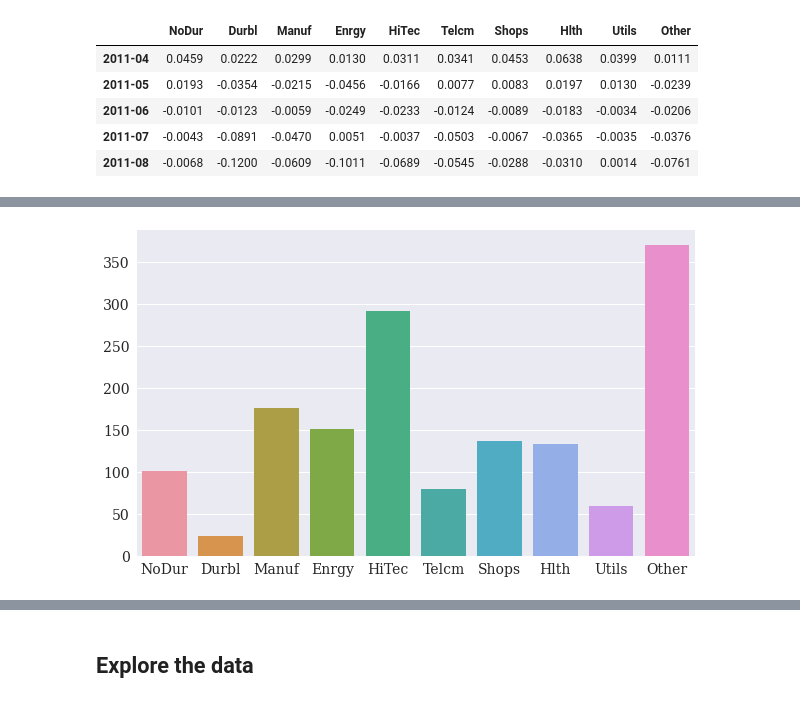
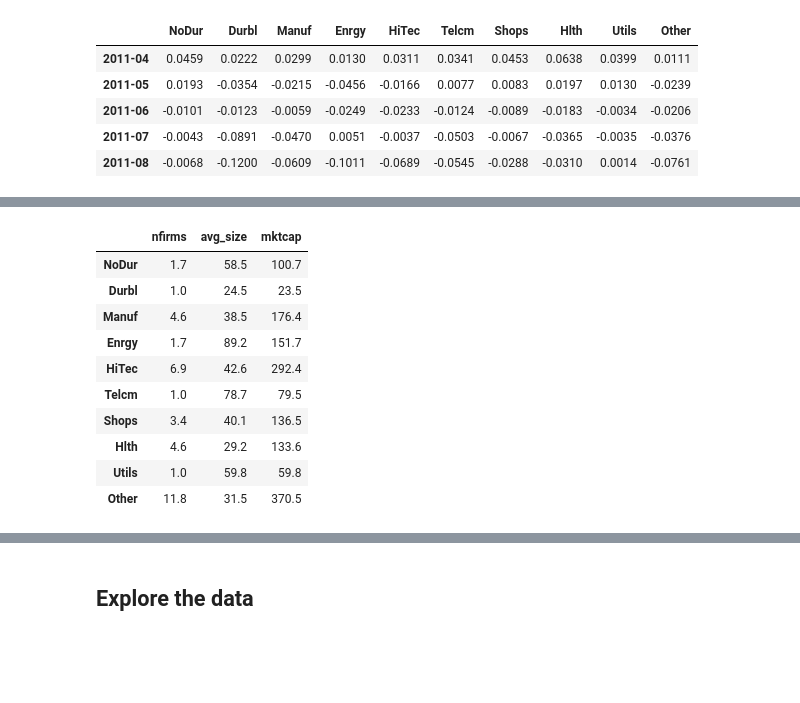
Before and after one commit to mateomarks/Black-Litterman, a Jupyter notebook: Base.ipynb, the cells around one changed output, grey strips where cells are left out. Cells and saved outputs as stored; diff of their text form; code cells hidden in the pictures; blank space fills up the shorter version.

```diff
--- a/Base.ipynb
+++ b/Base.ipynb
@@ -112,4 +97,21 @@ ax = sns.barplot( data=original_data.train['nfirms'].tail(1))
-# %%
-ax = sns.barplot( data=original_data.train['mktcap'].tail(1))
-# %% [output]
-[figure, removed]
+# %%
+nf = pd.DataFrame(original_data.train['nfirms'].tail(1).T)
+nf.columns = ["nfirms"]
+avs = pd.DataFrame(original_data.train['avg_size'].tail(1).T)
+avs.columns=["avg_size"]
+mcap = pd.DataFrame(original_data.train['mktcap'].tail(1).T)
+mcap.columns=["mktcap"]
+aux_plot = pd.concat([nf, avs,mcap], axis=1)
+aux_plot.round(1)
+# %% [output]
+|  | nfirms | avg_size | mktcap |
+| NoDur | 1.7 | 58.5 | 100.7 |
+| Durbl | 1.0 | 24.5 | 23.5 |
+| Manuf | 4.6 | 38.5 | 176.4 |
+| Enrgy | 1.7 | 89.2 | 151.7 |
+| HiTec | 6.9 | 42.6 | 292.4 |
+| Telcm | 1.0 | 78.7 | 79.5 |
+| Shops | 3.4 | 40.1 | 136.5 |
+| Hlth | 4.6 | 29.2 | 133.6 |
+| Utils | 1.0 | 59.8 | 59.8 |
+| Other | 11.8 | 31.5 | 370.5 |
```
Also changed, not shown: parts of 6 cells of this notebook.
